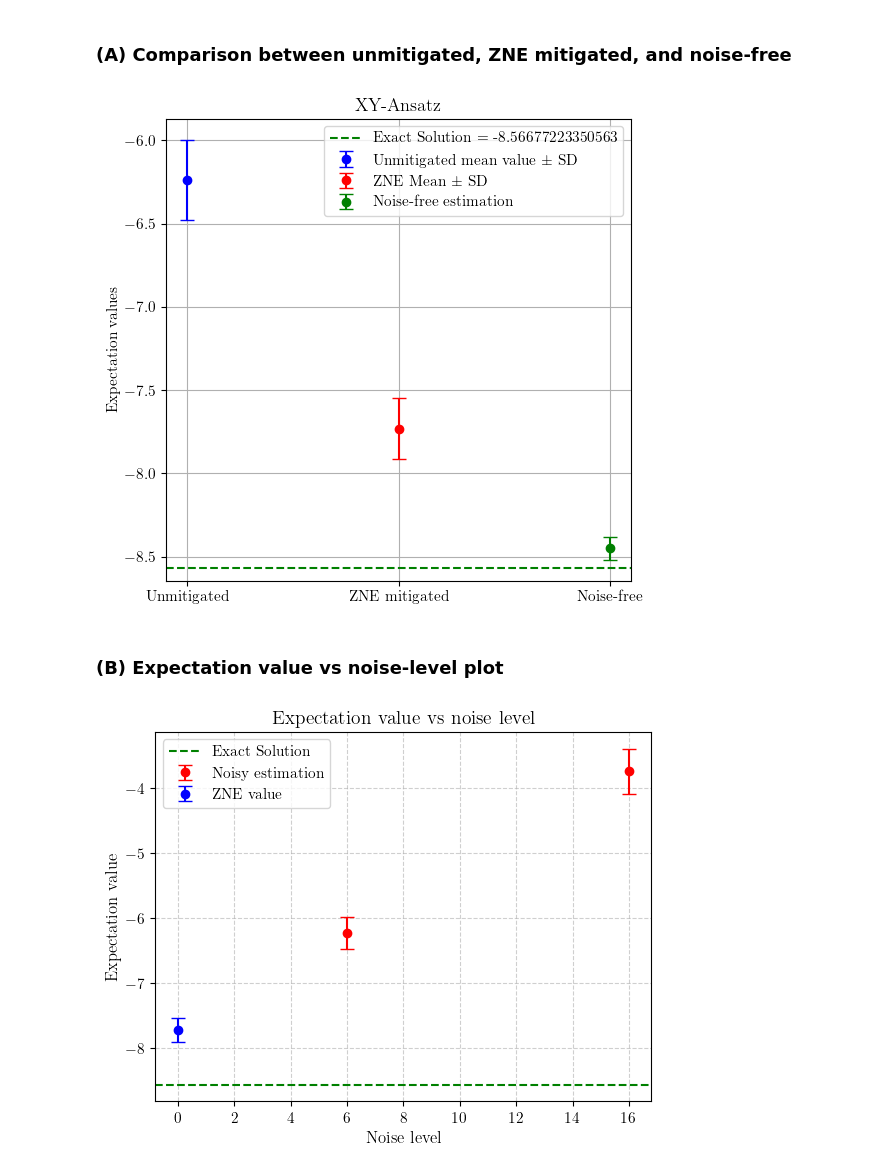
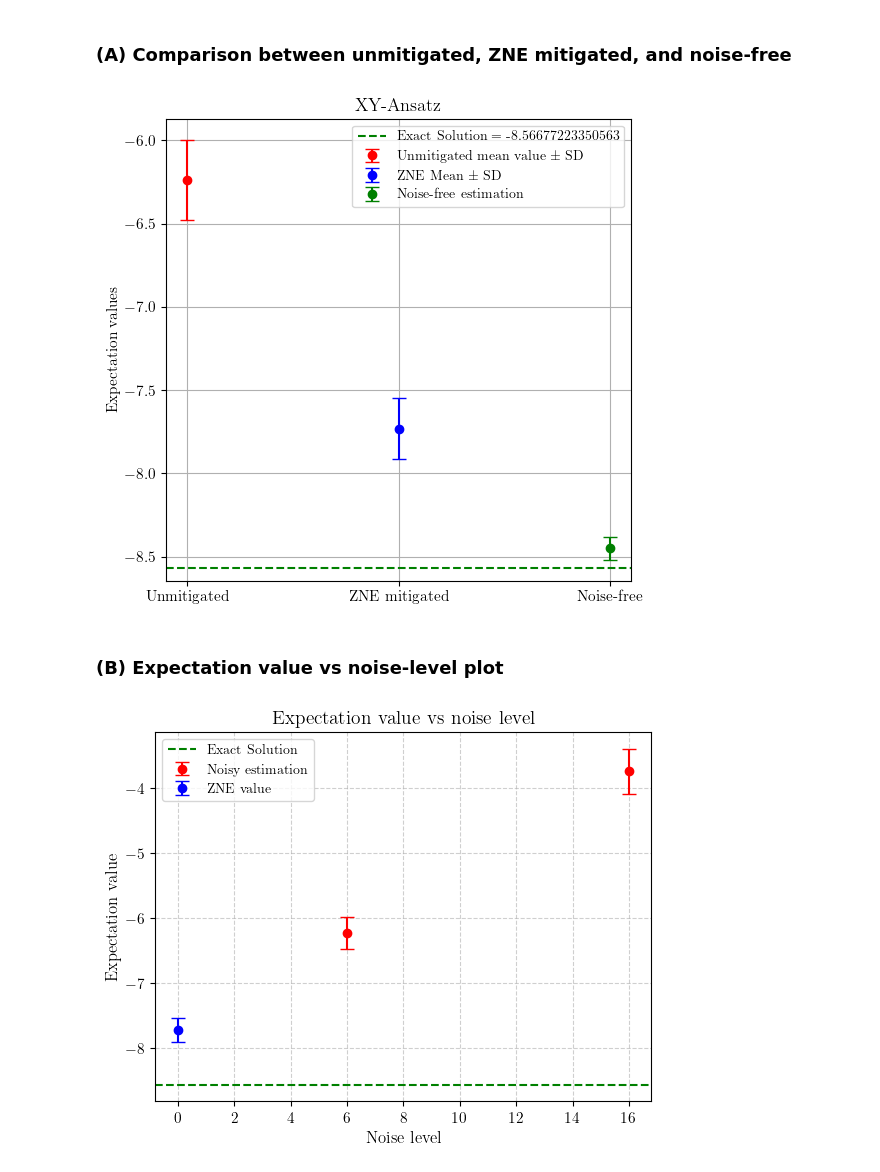
Before and after one commit to arijit-ship/indirect-zne, a Jupyter notebook: experiments/experiment04/experimentBook.ipynb, the cells around one changed output. Drawn from its saved outputs; the diff is of its cells as text; code cells hidden in the pictures.

```diff
--- a/experiments/experiment04/experimentBook.ipynb
+++ b/experiments/experiment04/experimentBook.ipynb
@@ -29,7 +29,7 @@ plt.rcParams["font.size"] = font_size
 plt.rcParams["axes.labelsize"] = font_size
 plt.rcParams["xtick.labelsize"] = font_size
 plt.rcParams["ytick.labelsize"] = font_size
-plt.rcParams["legend.fontsize"] = 11
+plt.rcParams["legend.fontsize"] = 10
 # %% [markdown]
 ## (2) Loading experimental data
 
@@ -220,35 +217,35 @@ Finally, we plot the results.
 # %%
 # Data labels
 labels = ["Unmitigated", "ZNE mitigated", "Noise-free"]
 
 # Values to plot
 means = [unmitigated_eigen_vals_mean, zne_mean, noisefree_mean]
 sds = [unmitigated_eigen_vals_sd, zne_sd, noisefree_sd]
 
 # Create the plot with error bars
 plt.figure(figsize=(6, 6))
 
 # Unmitigated
-plt.errorbar(labels[0], means[0], yerr=sds[0], fmt="o", color="blue", capsize=5, label="Unmitigated mean value ± SD")
+plt.errorbar(labels[0], means[0], yerr=sds[0], fmt="o", color="red", capsize=5, label="Unmitigated mean value ± SD")
 
 # ZNE
-plt.errorbar(labels[1], means[1], yerr=sds[1], fmt="o", color="red", capsize=5, label="ZNE Mean ± SD")
+plt.errorbar(labels[1], means[1], yerr=sds[1], fmt="o", color="blue", capsize=5, label="ZNE Mean ± SD")
 
 # Noise-free
 plt.errorbar(labels[2], means[2], yerr=sds[2], fmt="o", color="green", capsize=5, label="Noise-free estimation")
 
 # Exact solution
 plt.axhline(y=exact_sol, color="green", linestyle="--", label=f"Exact Solution = {exact_sol}")
 
 # Adding title and labels
 plt.title(f"XY-Ansatz")
 plt.ylabel("Expectation values")
 plt.grid(True)
 # Add a legend
 plt.legend()
 plt.show()
 # %% [output]
-[figure, old version]
+[figure, new version]
 # %% [markdown]
 ### (B) Expectation value vs noise-level plot
 # %%
@@ -261,20 +258,20 @@ plt.errorbar(
     [unmitigated_eigen_vals_mean, boosted_noisy_expectation_val_mean],
     yerr=[unmitigated_eigen_vals_sd, boosted_noisy_expectation_val_sd],
     fmt="o",
-    ecolor="red",  # Red color for error bars
+    ecolor="red",
     capsize=5,
     label="Noisy estimation",
-    color="red"  # Blue color for points
+    color="red"
 )
 plt.errorbar(
     extrapolated_noise,
     zne_mean,
     yerr=zne_sd,
     fmt="o",
-    ecolor="blue",  # Green color for error bars
+    ecolor="blue",
     capsize=5,
     label="ZNE value",
-    color="blue"  # Purple color for points
+    color="blue"
 )
 # Exact solution
 plt.axhline(y=exact_sol, color="green", linestyle="--", label=f"Exact Solution")
@@ -287,4 +284,4 @@ plt.grid(True, linestyle="--", alpha=0.6)
 plt.legend()
 plt.show()
 # %% [output]
-[figure, old version]
+[figure, new version]
```
Also changed, not shown: parts of 3 cells of this notebook.
